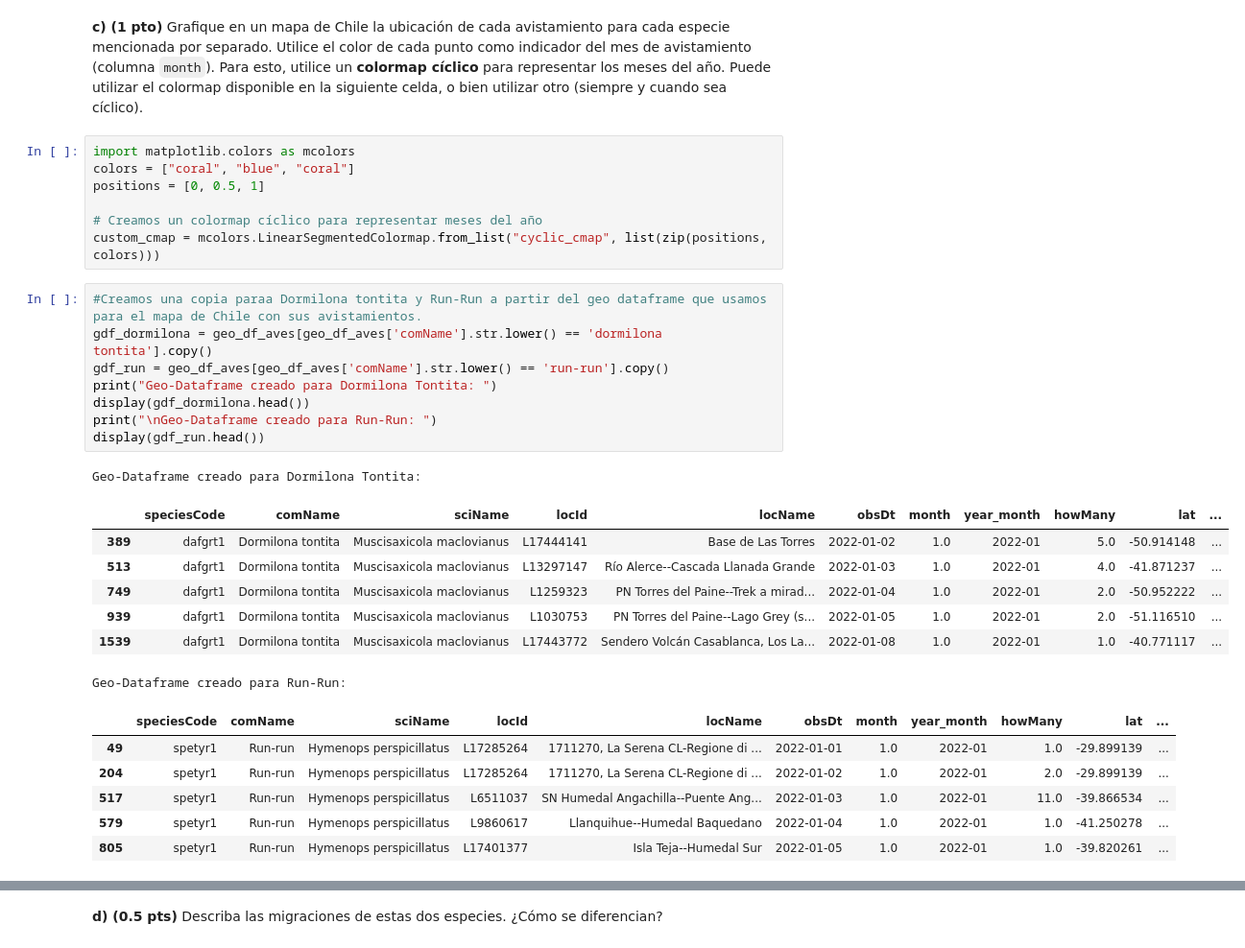
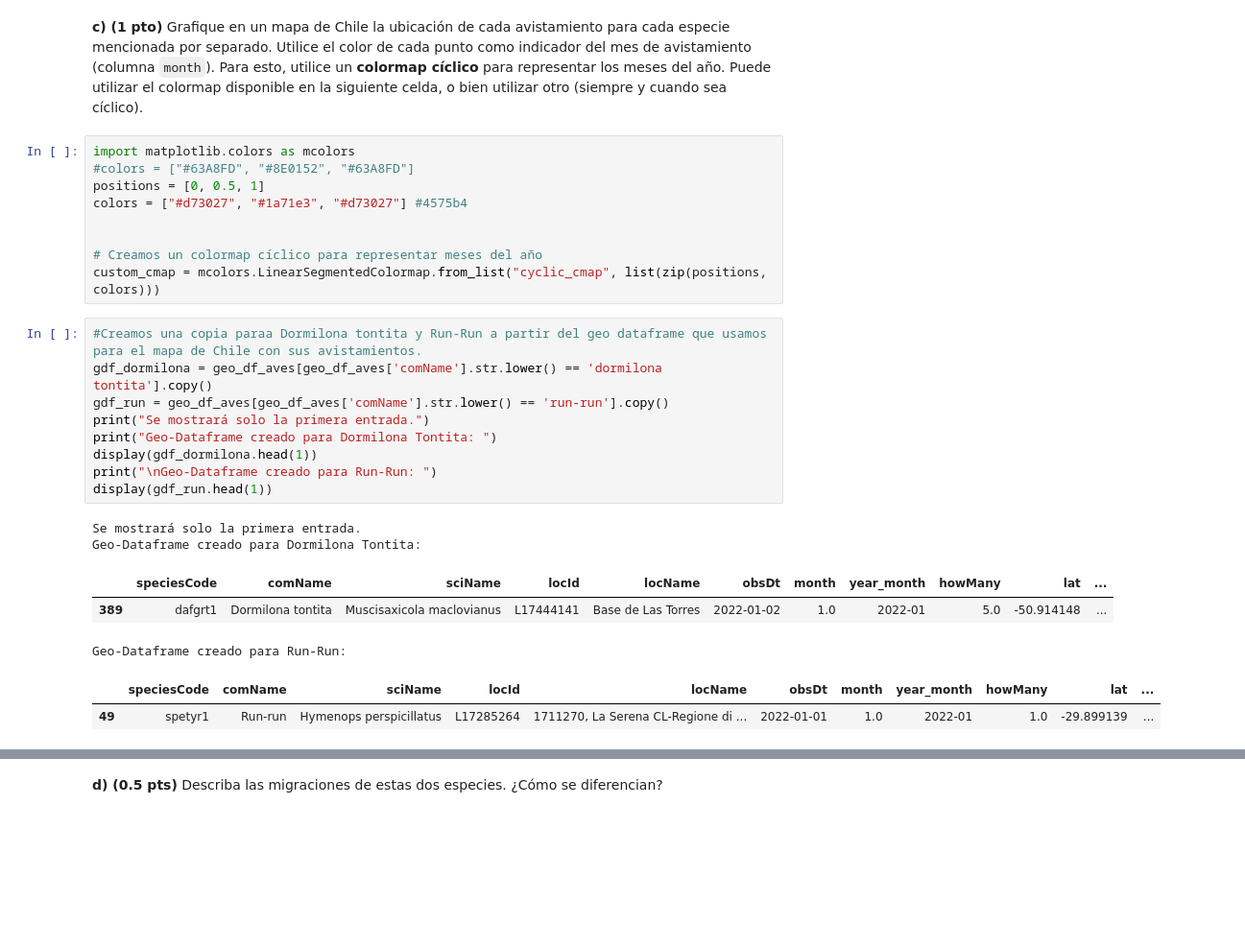
Before and after one commit to BenjaCidR/IMT2200-BENJAMIN-CID, a Jupyter notebook: Tareas/tarea 02/IMT2200-25s2 - Tarea 02.ipynb, the cells around one changed output, grey strips where cells are left out. Shown: that part at 96% size. Cells and saved outputs as stored; diff of their text form; blank space fills up the shorter version.

```diff
--- a/Tareas/tarea 02/IMT2200-25s2 - Tarea 02.ipynb
+++ b/Tareas/tarea 02/IMT2200-25s2 - Tarea 02.ipynb
@@ -577,31 +568,27 @@ Información de Dormilona Tontita:
 **c) (1 pto)** Grafique en un mapa de Chile la ubicación de cada avistamiento para cada especie mencionada por separado. Utilice el color de cada punto como indicador del mes de avistamiento (columna `month`). Para esto, utilice un **colormap cíclico** para representar los meses del año. Puede utilizar el colormap disponible en la siguiente celda, o bien utilizar otro (siempre y cuando sea cíclico).
 # %%
 import matplotlib.colors as mcolors
-colors = ["coral", "blue", "coral"]
+#colors = ["#63A8FD", "#8E0152", "#63A8FD"]
 positions = [0, 0.5, 1]
+colors = ["#d73027", "#1a71e3", "#d73027"] #4575b4
+
 
 # Creamos un colormap cíclico para representar meses del año
 custom_cmap = mcolors.LinearSegmentedColormap.from_list("cyclic_cmap", list(zip(positions, colors)))
 # %%
 #Creamos una copia paraa Dormilona tontita y Run-Run a partir del geo dataframe que usamos para el mapa de Chile con sus avistamientos.
 gdf_dormilona = geo_df_aves[geo_df_aves['comName'].str.lower() == 'dormilona tontita'].copy()
 gdf_run = geo_df_aves[geo_df_aves['comName'].str.lower() == 'run-run'].copy()
+print("Se mostrará solo la primera entrada.")
 print("Geo-Dataframe creado para Dormilona Tontita: ")
-display(gdf_dormilona.head())
+display(gdf_dormilona.head(1))
 print("\nGeo-Dataframe creado para Run-Run: ")
-display(gdf_run.head())
+display(gdf_run.head(1))
 # %% [output]
+Se mostrará solo la primera entrada.
 Geo-Dataframe creado para Dormilona Tontita:
 |  | speciesCode | comName | sciName | locId | locName | obsDt | month | year_month | howMany | lat | ... |
 | 389 | dafgrt1 | Dormilona tontita | Muscisaxicola maclovianus | L17444141 | Base de Las Torres | 2022-01-02 | 1.0 | 2022-01 | 5.0 | -50.914148 | ... |
-| 513 | dafgrt1 | Dormilona tontita | Muscisaxicola maclovianus | L13297147 | Río Alerce--Cascada Llanada Grande | 2022-01-03 | 1.0 | 2022-01 | 4.0 | -41.871237 | ... |
-| 749 | dafgrt1 | Dormilona tontita | Muscisaxicola maclovianus | L1259323 | PN Torres del Paine--Trek a mirad... | 2022-01-04 | 1.0 | 2022-01 | 2.0 | -50.952222 | ... |
-| 939 | dafgrt1 | Dormilona tontita | Muscisaxicola maclovianus | L1030753 | PN Torres del Paine--Lago Grey (s... | 2022-01-05 | 1.0 | 2022-01 | 2.0 | -51.116510 | ... |
-| 1539 | dafgrt1 | Dormilona tontita | Muscisaxicola maclovianus | L17443772 | Sendero Volcán Casablanca, Los La... | 2022-01-08 | 1.0 | 2022-01 | 1.0 | -40.771117 | ... |
 Geo-Dataframe creado para Run-Run:
 |  | speciesCode | comName | sciName | locId | locName | obsDt | month | year_month | howMany | lat | ... |
 | 49 | spetyr1 | Run-run | Hymenops perspicillatus | L17285264 | 1711270, La Serena CL-Regione di ... | 2022-01-01 | 1.0 | 2022-01 | 1.0 | -29.899139 | ... |
-| 204 | spetyr1 | Run-run | Hymenops perspicillatus | L17285264 | 1711270, La Serena CL-Regione di ... | 2022-01-02 | 1.0 | 2022-01 | 2.0 | -29.899139 | ... |
-| 517 | spetyr1 | Run-run | Hymenops perspicillatus | L6511037 | SN Humedal Angachilla--Puente Ang... | 2022-01-03 | 1.0 | 2022-01 | 11.0 | -39.866534 | ... |
-| 579 | spetyr1 | Run-run | Hymenops perspicillatus | L9860617 | Llanquihue--Humedal Baquedano | 2022-01-04 | 1.0 | 2022-01 | 1.0 | -41.250278 | ... |
-| 805 | spetyr1 | Run-run | Hymenops perspicillatus | L17401377 | Isla Teja--Humedal Sur | 2022-01-05 | 1.0 | 2022-01 | 1.0 | -39.820261 | ... |
```
Also changed, not shown: parts of 4 cells of this notebook, 3 other files.
